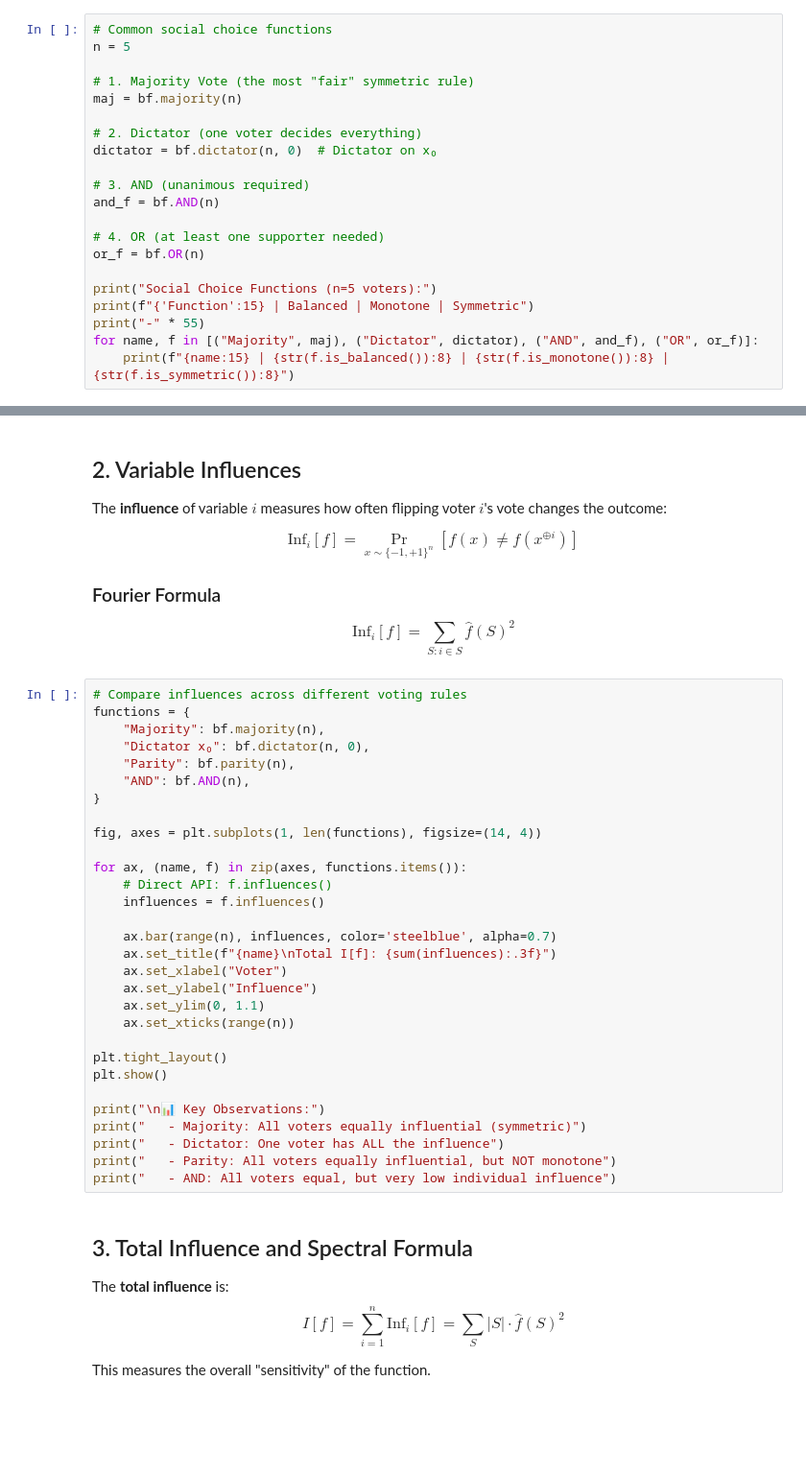
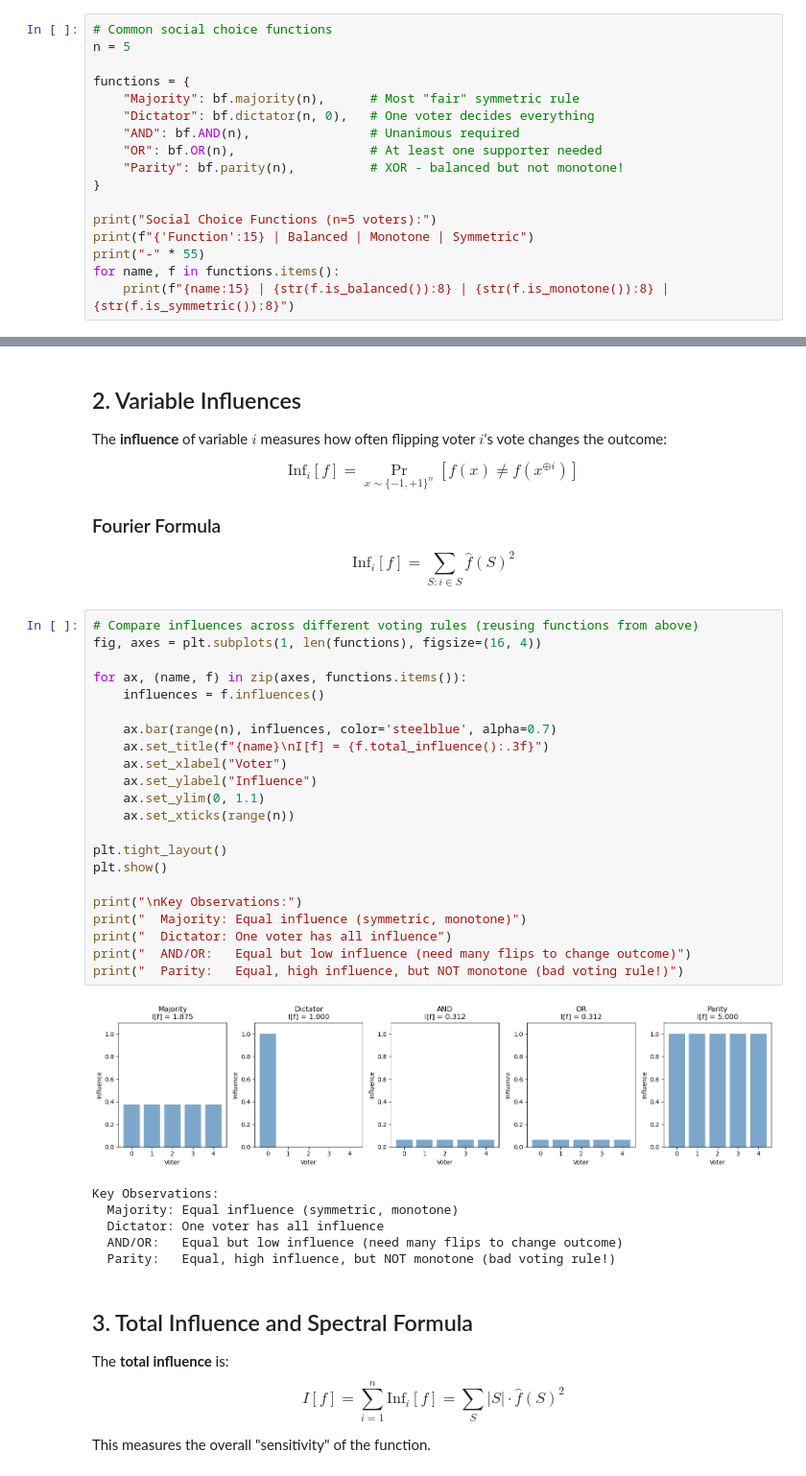
Before and after one commit to GabbyTab/boofun, a Jupyter notebook: notebooks/lecture3_social_choice_influences.ipynb, the cells around one changed output, grey strips where cells are left out. Shown at 96% size. Cells and saved outputs as stored; diff of their text form; blank space fills up the shorter version.

```diff
--- a/notebooks/lecture3_social_choice_influences.ipynb
+++ b/notebooks/lecture3_social_choice_influences.ipynb
@@ -48,20 +52,16 @@ A **social choice function** (SCF) is a Boolean function $f: \{-1, +1\}^n \to \{
 # Common social choice functions
 n = 5
 
-# 1. Majority Vote (the most "fair" symmetric rule)
-maj = bf.majority(n)
-
-# 2. Dictator (one voter decides everything)
-dictator = bf.dictator(n, 0)  # Dictator on x₀
-
-# 3. AND (unanimous required)
-and_f = bf.AND(n)
-
-# 4. OR (at least one supporter needed)
-or_f = bf.OR(n)
+functions = {
+    "Majority": bf.majority(n),      # Most "fair" symmetric rule
+    "Dictator": bf.dictator(n, 0),   # One voter decides everything
+    "AND": bf.AND(n),                # Unanimous required
+    "OR": bf.OR(n),                  # At least one supporter needed
+    "Parity": bf.parity(n),          # XOR - balanced but not monotone!
+}
 
 print("Social Choice Functions (n=5 voters):")
 print(f"{'Function':15} | Balanced | Monotone | Symmetric")
 print("-" * 55)
-for name, f in [("Majority", maj), ("Dictator", dictator), ("AND", and_f), ("OR", or_f)]:
+for name, f in functions.items():
     print(f"{name:15} | {str(f.is_balanced()):8} | {str(f.is_monotone()):8} | {str(f.is_symmetric()):8}")
@@ -75,35 +84,34 @@ $$\text{Inf}_i[f] = \Pr_{x \sim \{-1,+1\}^n}[f(x) \neq f(x^{\oplus i})]$$
 ### Fourier Formula
 $$\text{Inf}_i[f] = \sum_{S: i \in S} \hat{f}(S)^2$$
 # %%
-# Compare influences across different voting rules
-functions = {
-    "Majority": bf.majority(n),
-    "Dictator x₀": bf.dictator(n, 0),
-    "Parity": bf.parity(n),
-    "AND": bf.AND(n),
-}
-
-fig, axes = plt.subplots(1, len(functions), figsize=(14, 4))
+# Compare influences across different voting rules (reusing functions from above)
+fig, axes = plt.subplots(1, len(functions), figsize=(16, 4))
 
 for ax, (name, f) in zip(axes, functions.items()):
-    # Direct API: f.influences()
     influences = f.influences()
 
     ax.bar(range(n), influences, color='steelblue', alpha=0.7)
-    ax.set_title(f"{name}\nTotal I[f]: {sum(influences):.3f}")
+    ax.set_title(f"{name}\nI[f] = {f.total_influence():.3f}")
     ax.set_xlabel("Voter")
     ax.set_ylabel("Influence")
     ax.set_ylim(0, 1.1)
     ax.set_xticks(range(n))
 
 plt.tight_layout()
 plt.show()
 
-print("\n📊 Key Observations:")
-print("   - Majority: All voters equally influential (symmetric)")
-print("   - Dictator: One voter has ALL the influence")
-print("   - Parity: All voters equally influential, but NOT monotone")
-print("   - AND: All voters equal, but very low individual influence")
+print("\nKey Observations:")
+print("  Majority: Equal influence (symmetric, monotone)")
+print("  Dictator: One voter has all influence")
+print("  AND/OR:   Equal but low influence (need many flips to change outcome)")
+print("  Parity:   Equal, high influence, but NOT monotone (bad voting rule!)")
+# %% [output]
+[figure, added]
+Key Observations:
+  Majority: Equal influence (symmetric, monotone)
+  Dictator: One voter has all influence
+  AND/OR:   Equal but low influence (need many flips to change outcome)
+  Parity:   Equal, high influence, but NOT monotone (bad voting rule!)
 # %% [markdown]
 ## 3. Total Influence and Spectral Formula
 
```
Also changed, not shown: parts of 8 cells of this notebook.
